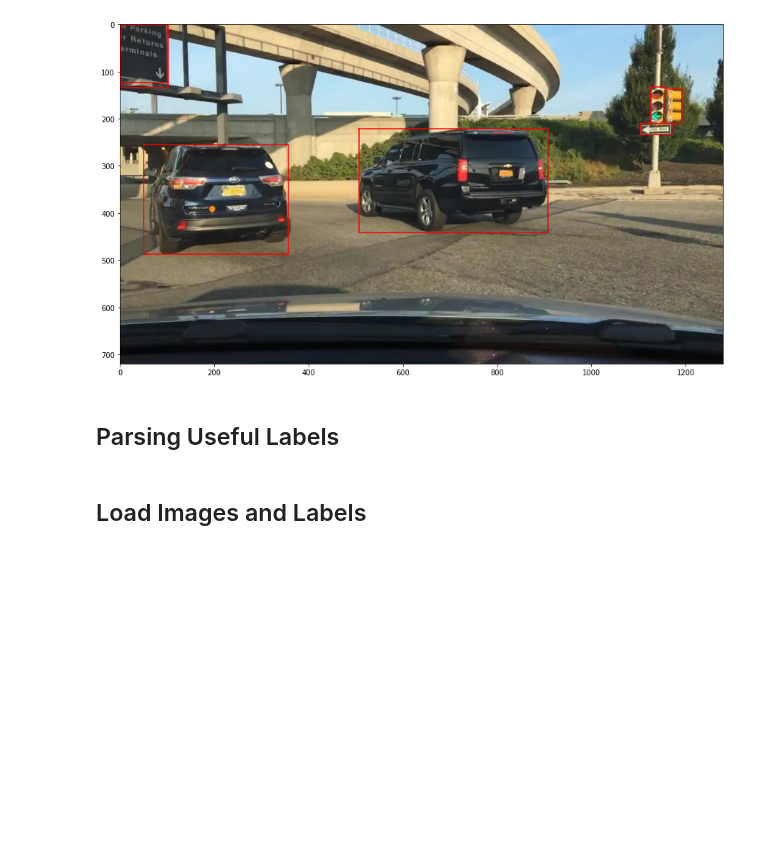
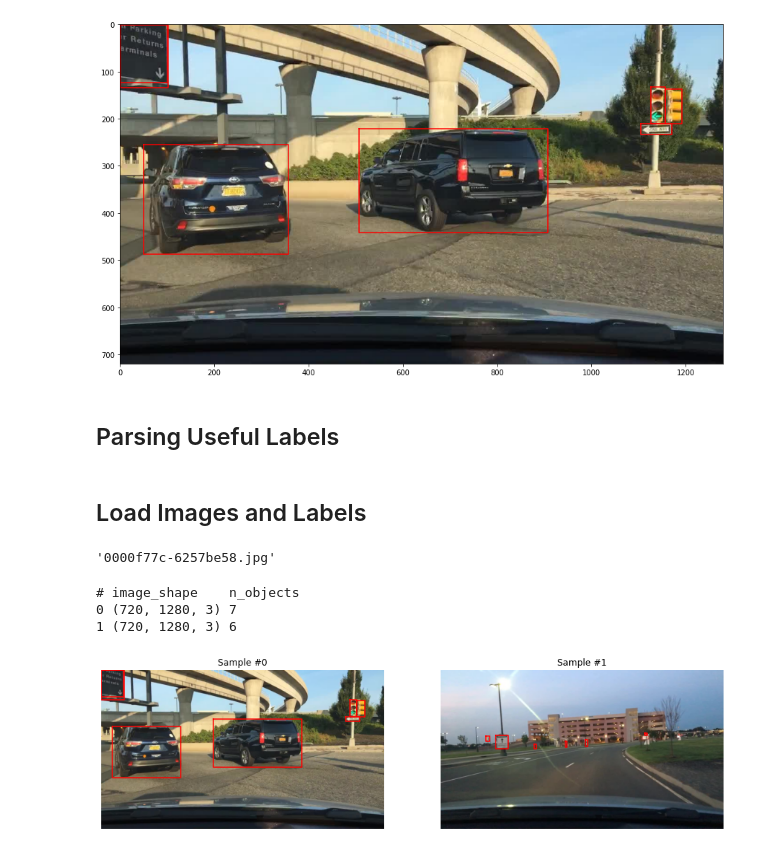
Before and after one commit to Hzye/MCAV_panoptic_perception_network, a Jupyter notebook: test.ipynb, the cells around one changed output. Cells and saved outputs as stored; diff of their text form; code cells hidden in the pictures; blank space fills up the shorter version.

Commit message:
loading dataset and labels working

```diff
--- a/test.ipynb
+++ b/test.ipynb
@@ -82,6 +82,10 @@ filtered_labels = filter_labels(labels_json)
 #                 [[c1], [c2], [c3]],
 #                 ...
 #             ]
+# %%
+list(filtered_labels.keys())[0]
+# %% [output]
+'0000f77c-6257be58.jpg'
 # %%
 class DetectionDataset(Dataset):
     def __init__(self, label_dict, root_dir, transform=None):
@@ -127,3 +141,38 @@ class DetectionDataset(Dataset):
             sample = self.transform(sample)
 
         return sample
+# %%
+def draw_bbox(image, categories, bboxes):
+    plt.imshow(image)
+
+    for obj in bboxes:
+        x_min = obj[0]
+        x_max = obj[2]
+        y_min = obj[1]
+        y_max = obj[3]
+        x_points = [x_min, x_min, x_max, x_max, x_min]
+        y_points = [y_min, y_max, y_max, y_min, y_min]
+
+        plt.plot(x_points, y_points, 'r-')
+# %%
+testing = DetectionDataset(
+    label_dict=filtered_labels,
+    root_dir="./",
+)
+fig = plt.figure()
+
+print("# image_shape    n_objects")
+for i in range(len(testing)):
+    sample = testing[i]
+
+    print(i, sample["image"].shape, len(sample["categories"]))
+
+    ax = plt.subplot(1, 2, i+1)
+    ax.set_title('Sample #{}'.format(i))
+    ax.axis('off')
+    draw_bbox(**sample)
+# %% [output]
+# image_shape    n_objects
+0 (720, 1280, 3) 7
+1 (720, 1280, 3) 6
+[figure, added]
```
Also changed, not shown: parts of 3 cells of this notebook, 2 other files.
